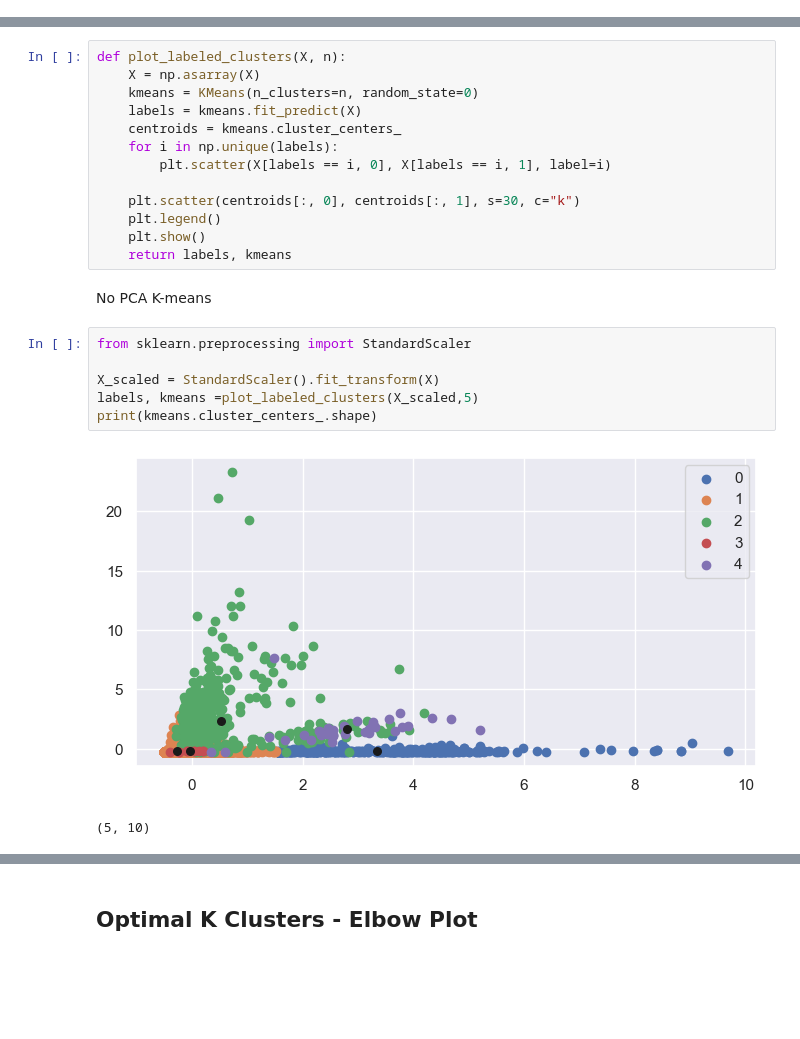
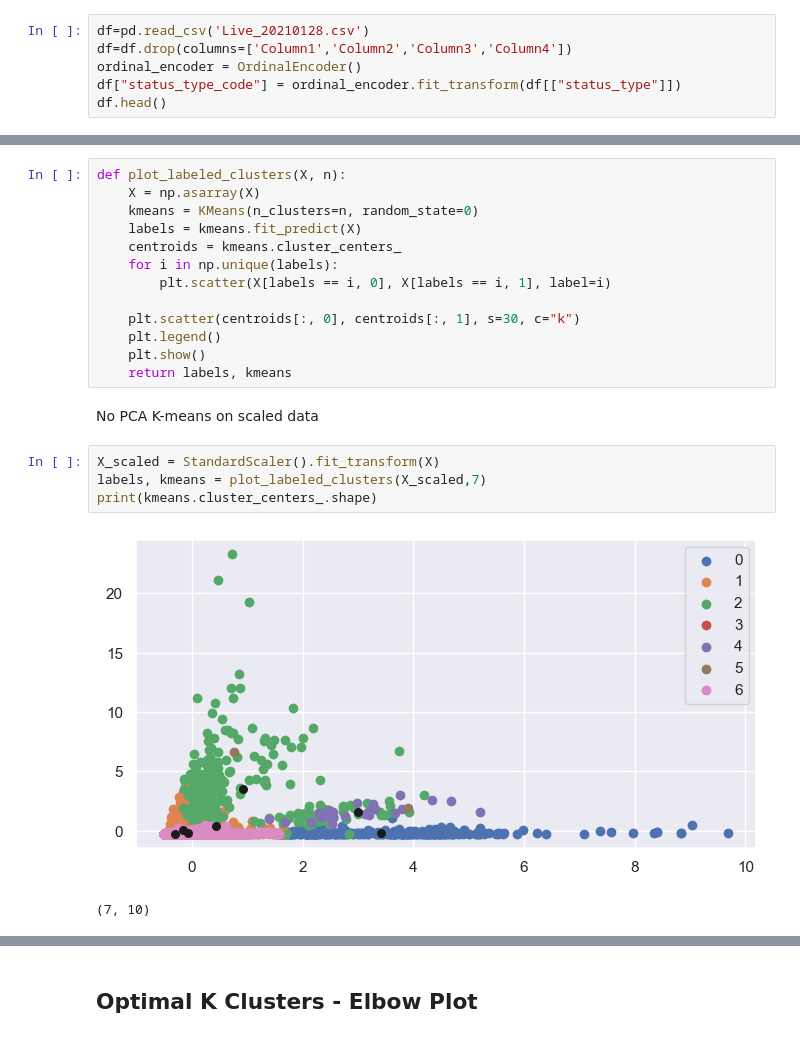
Before and after one commit to rhaswah/ds-tutorials, a Jupyter notebook: k_means/kmeans.ipynb, the cells around one changed output, grey strips where cells are left out. Saved outputs shown, nothing was run; the diff lists cells and outputs as text; blank space fills up the shorter version.

```diff
--- a/k_means/kmeans.ipynb
+++ b/k_means/kmeans.ipynb
@@ -36,0 +21,6 @@ df.head()
+# %%
+df=pd.read_csv('Live_20210128.csv')
+df=df.drop(columns=['Column1','Column2','Column3','Column4'])
+ordinal_encoder = OrdinalEncoder()
+df["status_type_code"] = ordinal_encoder.fit_transform(df[["status_type"]])
+df.head()
@@ -193,16 +215,14 @@ def plot_labeled_clusters(X, n):
     plt.show()
     return labels, kmeans
 # %% [markdown]
-No PCA K-means
+No PCA K-means on scaled data
 # %%
-from sklearn.preprocessing import StandardScaler
-
 X_scaled = StandardScaler().fit_transform(X)
-labels, kmeans =plot_labeled_clusters(X_scaled,5)
+labels, kmeans = plot_labeled_clusters(X_scaled,7)
 print(kmeans.cluster_centers_.shape)
 # %% [output]
-[figure, old version]
+[figure, new version]
-(5, 10)
+(7, 10)
 # %%
 labels = X.columns
 angles = np.linspace(0, 2*np.pi, len(labels), endpoint=False)
```
Also changed, not shown: parts of 29 cells of this notebook, 1 other file.
